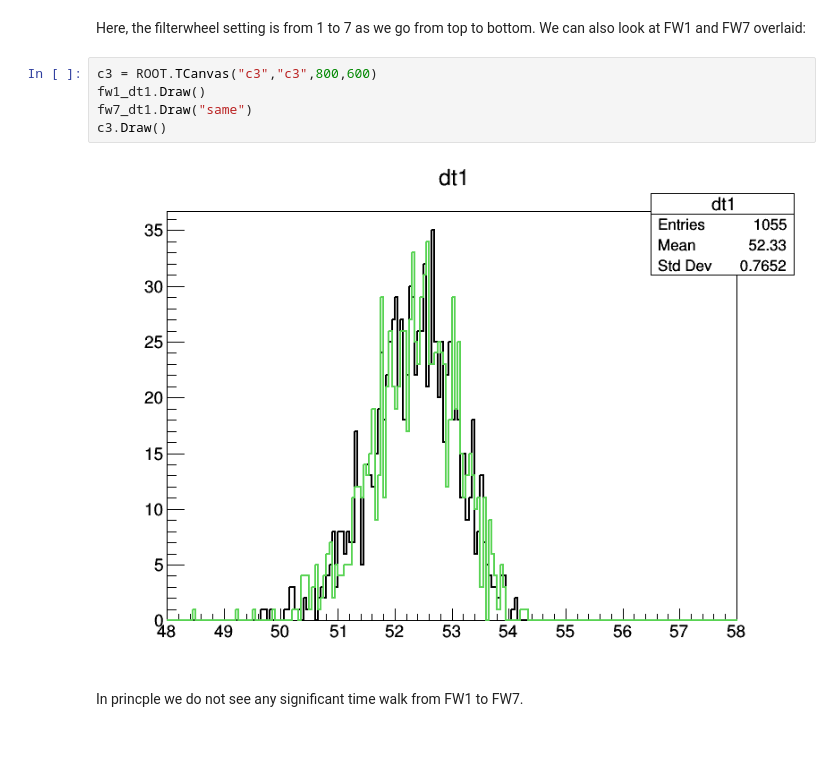
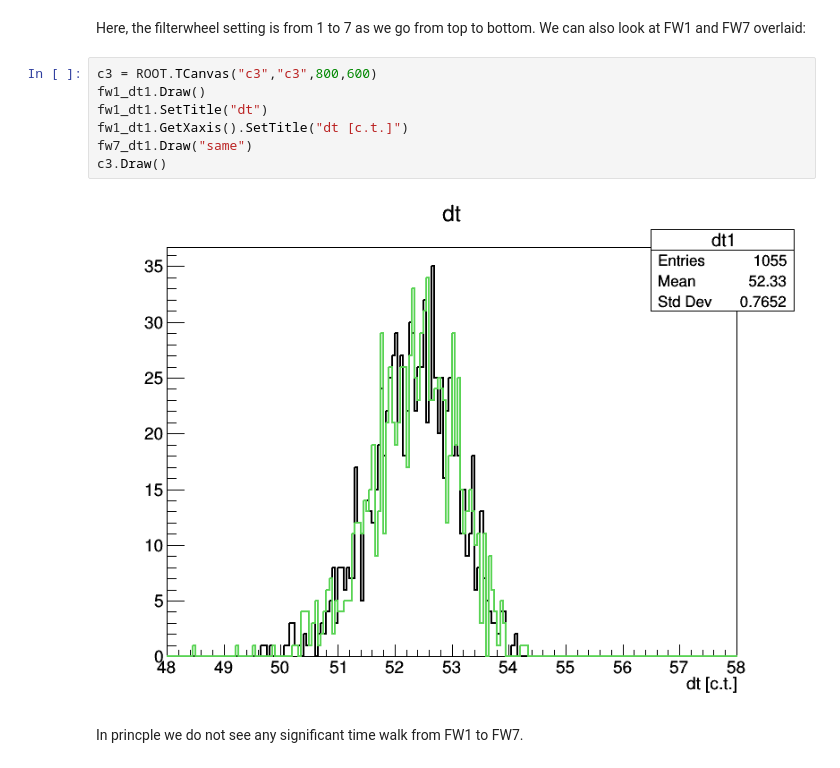
Before and after one commit to kimsiang/SLAC2016, a Jupyter notebook: WalkTimeAnalysis/WalkTime.ipynb, the cells around one changed output. Drawn from its saved outputs; the diff is of its cells as text.

```diff
--- a/WalkTimeAnalysis/WalkTime.ipynb
+++ b/WalkTimeAnalysis/WalkTime.ipynb
@@ -102,10 +107,12 @@ Here, the filterwheel setting is from 1 to 7 as we go from top to bottom. We can
 # %%
 c3 = ROOT.TCanvas("c3","c3",800,600)
 fw1_dt1.Draw()
+fw1_dt1.SetTitle("dt")
+fw1_dt1.GetXaxis().SetTitle("dt [c.t.]")
 fw7_dt1.Draw("same")
 c3.Draw()
 # %% [output]
-[figure, old version]
+[figure, new version]
 # %% [markdown]
 In princple we do not see any significant time walk from FW1 to FW7.
 # %% [markdown]
```
Also changed, not shown: parts of 4 cells of this notebook.
